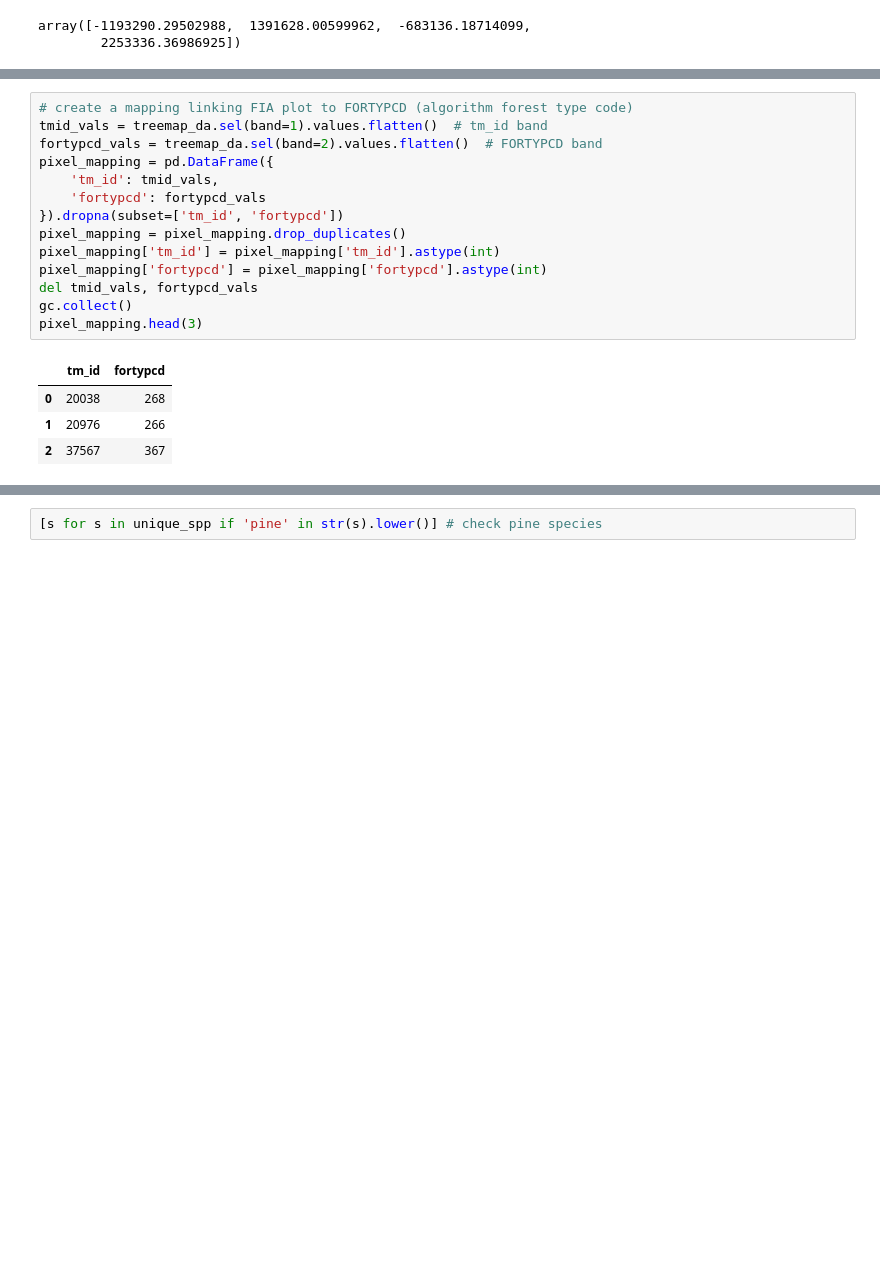
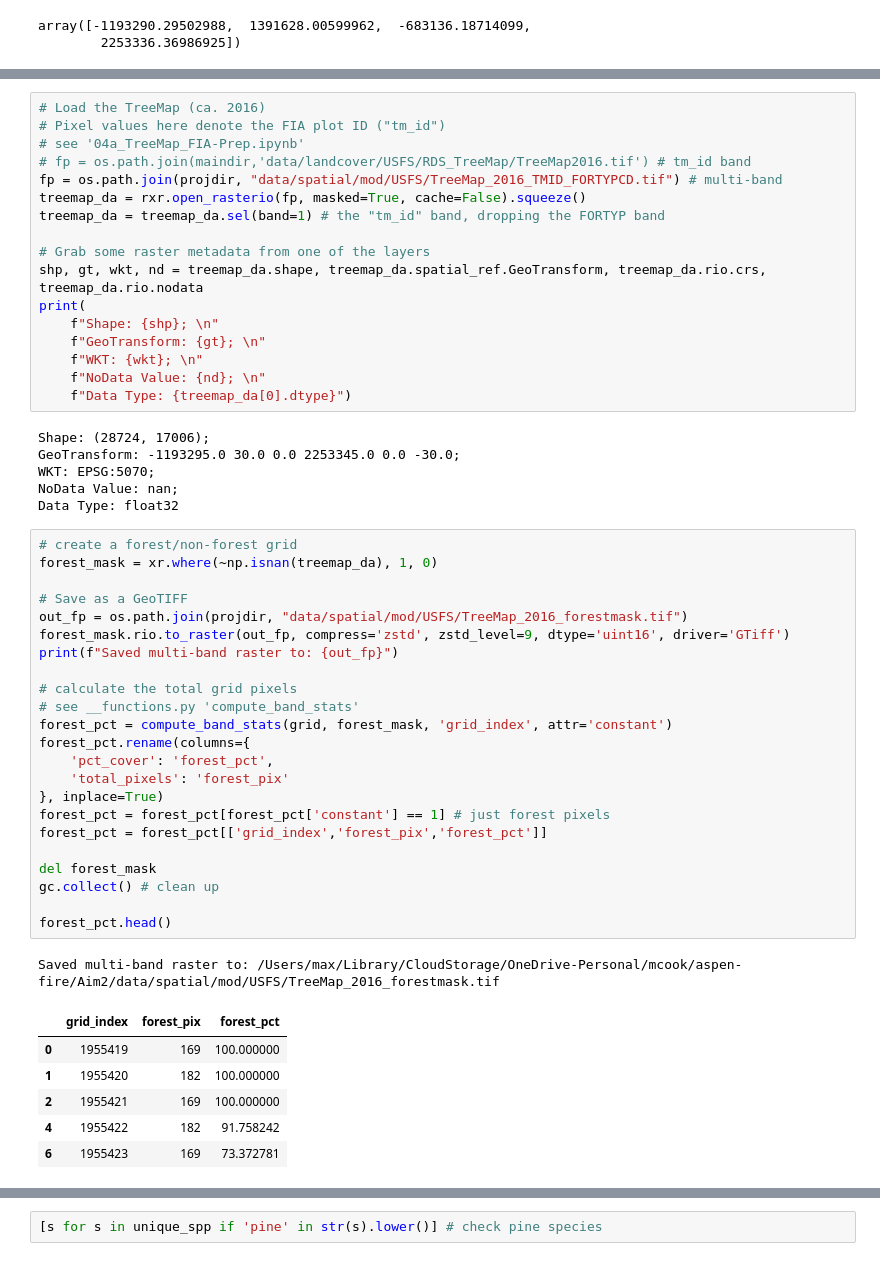
Before and after one commit to natshoff/aspen-fire-fork, a Jupyter notebook: Aim2/code/Python/04a_TreeMap_FIA-Summary.ipynb, the cells around one changed output, grey strips where cells are left out. Saved outputs shown, nothing was run; the diff lists cells and outputs as text; blank space fills up the shorter version.

```diff
--- a/Aim2/code/Python/04a_TreeMap_FIA-Summary.ipynb
+++ b/Aim2/code/Python/04a_TreeMap_FIA-Summary.ipynb
@@ -85,19 +64,54 @@ Data Type: float32
-# %%
-# create a mapping linking FIA plot to FORTYPCD (algorithm forest type code)
-tmid_vals = treemap_da.sel(band=1).values.flatten()  # tm_id band
-fortypcd_vals = treemap_da.sel(band=2).values.flatten()  # FORTYPCD band
-pixel_mapping = pd.DataFrame({
-    'tm_id': tmid_vals,
-    'fortypcd': fortypcd_vals
-}).dropna(subset=['tm_id', 'fortypcd'])
-pixel_mapping = pixel_mapping.drop_duplicates()
-pixel_mapping['tm_id'] = pixel_mapping['tm_id'].astype(int)
-pixel_mapping['fortypcd'] = pixel_mapping['fortypcd'].astype(int)
-del tmid_vals, fortypcd_vals
-gc.collect()
-pixel_mapping.head(3)
-# %% [output]
-|  | tm_id | fortypcd |
-| 0 | 20038 | 268 |
-| 1 | 20976 | 266 |
-| 2 | 37567 | 367 |
+# %%
+# Load the TreeMap (ca. 2016)
+# Pixel values here denote the FIA plot ID ("tm_id")
+# see '04a_TreeMap_FIA-Prep.ipynb'
+# fp = os.path.join(maindir,'data/landcover/USFS/RDS_TreeMap/TreeMap2016.tif') # tm_id band
+fp = os.path.join(projdir, "data/spatial/mod/USFS/TreeMap_2016_TMID_FORTYPCD.tif") # multi-band
+treemap_da = rxr.open_rasterio(fp, masked=True, cache=False).squeeze()
+treemap_da = treemap_da.sel(band=1) # the "tm_id" band, dropping the FORTYP band
+
+# Grab some raster metadata from one of the layers
+shp, gt, wkt, nd = treemap_da.shape, treemap_da.spatial_ref.GeoTransform, treemap_da.rio.crs, treemap_da.rio.nodata
+print(
+    f"Shape: {shp}; \n"
+    f"GeoTransform: {gt}; \n"
+    f"WKT: {wkt}; \n"
+    f"NoData Value: {nd}; \n"
+    f"Data Type: {treemap_da[0].dtype}")
+# %% [output]
+Shape: (28724, 17006);
+GeoTransform: -1193295.0 30.0 0.0 2253345.0 0.0 -30.0;
+WKT: EPSG:5070;
+NoData Value: nan;
+Data Type: float32
+# %%
+# create a forest/non-forest grid
+forest_mask = xr.where(~np.isnan(treemap_da), 1, 0)
+
+# Save as a GeoTIFF
+out_fp = os.path.join(projdir, "data/spatial/mod/USFS/TreeMap_2016_forestmask.tif")
+forest_mask.rio.to_raster(out_fp, compress='zstd', zstd_level=9, dtype='uint16', driver='GTiff')
+print(f"Saved multi-band raster to: {out_fp}")
+
+# calculate the total grid pixels
+# see __functions.py 'compute_band_stats'
+forest_pct = compute_band_stats(grid, forest_mask, 'grid_index', attr='constant')
+forest_pct.rename(columns={
+    'pct_cover': 'forest_pct',
+    'total_pixels': 'forest_pix'
+}, inplace=True)
+forest_pct = forest_pct[forest_pct['constant'] == 1] # just forest pixels
+forest_pct = forest_pct[['grid_index','forest_pix','forest_pct']]
+
+del forest_mask
+gc.collect() # clean up
+
+forest_pct.head()
+# %% [output]
+Saved multi-band raster to: /Users/max/Library/CloudStorage/OneDrive-Personal/mcook/aspen-fire/Aim2/data/spatial/mod/USFS/TreeMap_2016_forestmask.tif
+|  | grid_index | forest_pix | forest_pct |
+| 0 | 1955419 | 169 | 100.000000 |
+| 1 | 1955420 | 182 | 100.000000 |
+| 2 | 1955421 | 169 | 100.000000 |
+| 4 | 1955422 | 182 | 91.758242 |
+| 6 | 1955423 | 169 | 73.372781 |
```
Also changed, not shown: parts of 22 cells of this notebook, 4 other files.
